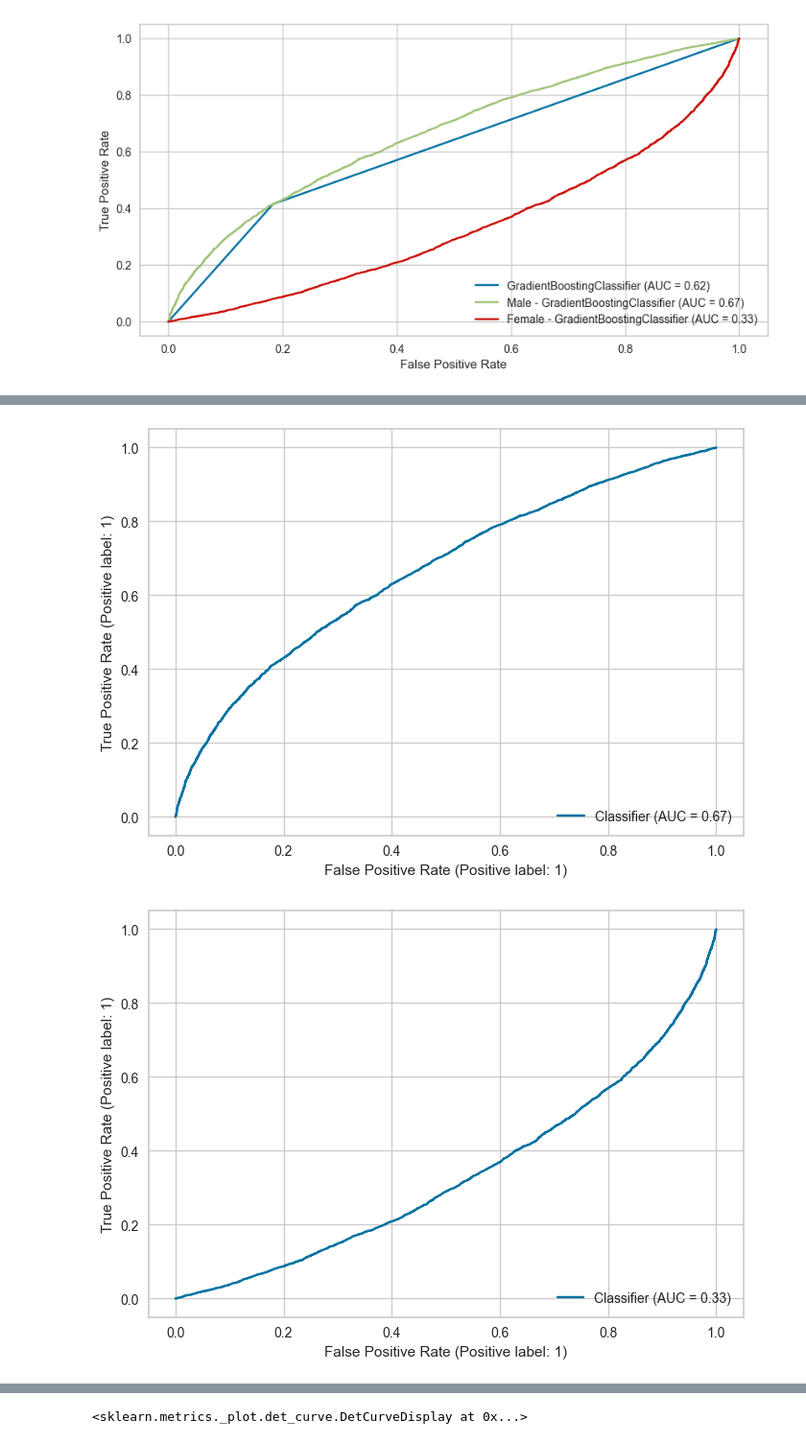
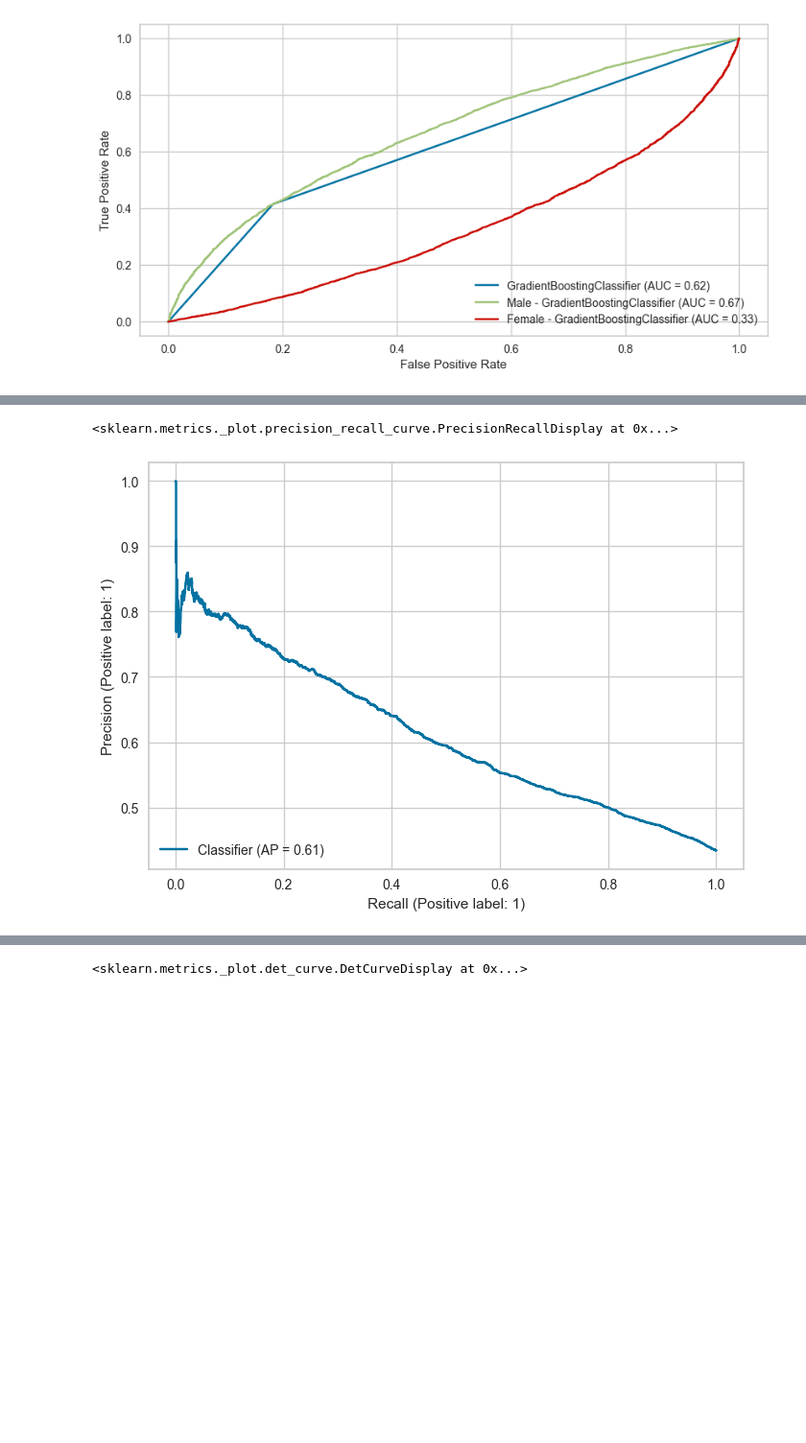
Before and after one commit to omars1234/Siteck, a Jupyter notebook: Pyhton_Projects/Motor_Insurance_Analysis/Note_Books/8_DataModelling_GenderFeature.ipynb, the cells around one changed output, grey strips where cells are left out. Shown at 96% size. Cells and saved outputs as stored; diff of their text form; code cells hidden in the pictures; blank space fills up the shorter version.

```diff
--- a/Pyhton_Projects/Motor_Insurance_Analysis/Note_Books/8_DataModelling_GenderFeature.ipynb
+++ b/Pyhton_Projects/Motor_Insurance_Analysis/Note_Books/8_DataModelling_GenderFeature.ipynb
@@ -323,7 +354,5 @@ plt.show()
 # %%
-RocCurveDisplay.from_predictions(ytest,my_pipeline.predict_proba(xtest)[:,1])
-RocCurveDisplay.from_predictions(ytest,my_pipeline.predict_proba(xtest)[:,0])
-plt.show()
+PrecisionRecallDisplay.from_predictions(ytest,my_pipeline.predict_proba(xtest)[:,1])
 # %% [output]
+<sklearn.metrics._plot.precision_recall_curve.PrecisionRecallDisplay at 0x...>
-[figure, old version]
+[figure, new version]
-[figure, removed]
```
Also changed, not shown: parts of 9 cells of this notebook.
